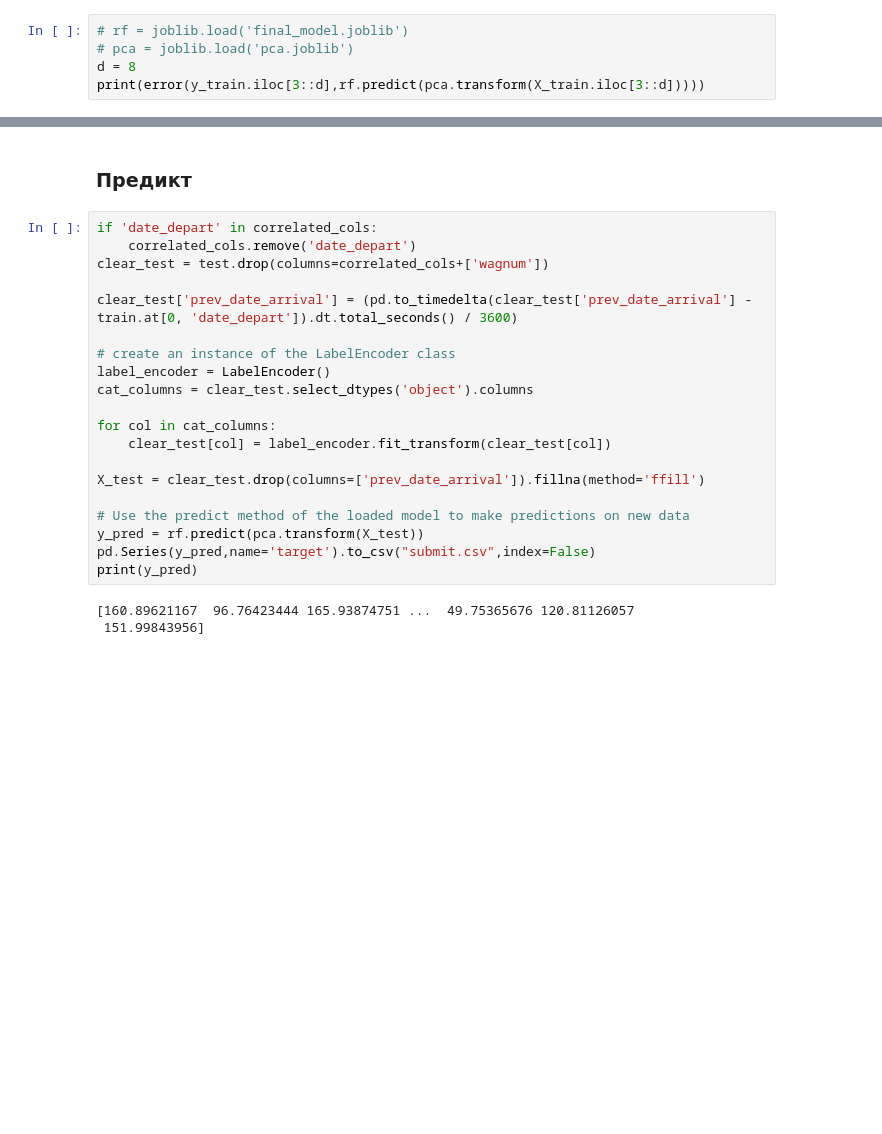
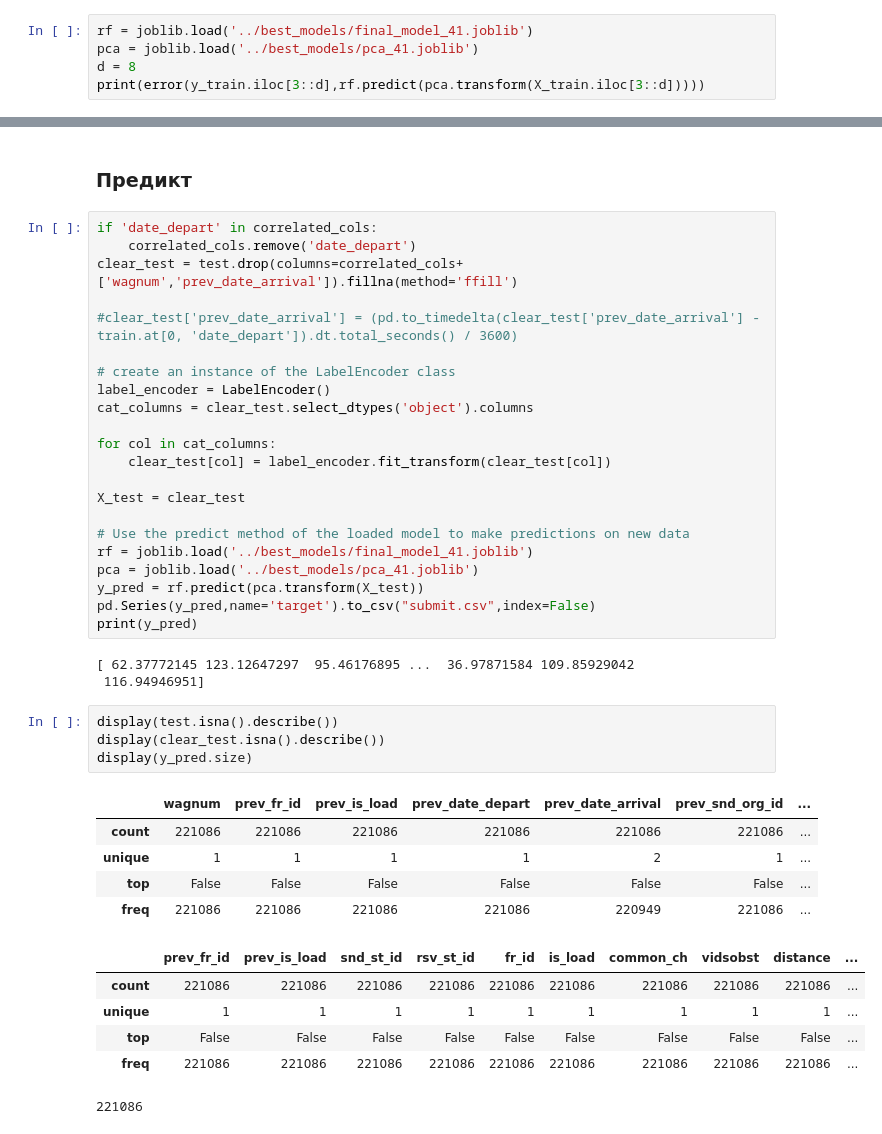
Before and after one commit to Ronningen/besthach-final, a Jupyter notebook: data/solution.ipynb, the cells around one changed output, grey strips where cells are left out. Drawn from its saved outputs; the diff is of its cells as text; blank space fills up the shorter version.

```diff
--- a/data/solution.ipynb
+++ b/data/solution.ipynb
@@ -258,8 +258,8 @@ joblib.dump(final_model, 'final_model.joblib')
 # %% [output]
 NameError: name 'random_search' is not defined
 # %%
-# rf = joblib.load('final_model.joblib')
-# pca = joblib.load('pca.joblib')
+rf = joblib.load('../best_models/final_model_41.joblib')
+pca = joblib.load('../best_models/pca_41.joblib')
 d = 8
 print(error(y_train.iloc[3::d],rf.predict(pca.transform(X_train.iloc[3::d]))))
 # %% [output]
@@ -269,9 +269,9 @@ print(error(y_train.iloc[3::d],rf.predict(pca.transform(X_train.iloc[3::d]))))
 # %%
 if 'date_depart' in correlated_cols:
     correlated_cols.remove('date_depart')
-clear_test = test.drop(columns=correlated_cols+['wagnum'])
+clear_test = test.drop(columns=correlated_cols+['wagnum','prev_date_arrival']).fillna(method='ffill')
 
-clear_test['prev_date_arrival'] = (pd.to_timedelta(clear_test['prev_date_arrival'] - train.at[0, 'date_depart']).dt.total_seconds() / 3600)
+#clear_test['prev_date_arrival'] = (pd.to_timedelta(clear_test['prev_date_arrival'] - train.at[0, 'date_depart']).dt.total_seconds() / 3600)
 
 # create an instance of the LabelEncoder class
 label_encoder = LabelEncoder()
@@ -280,12 +280,30 @@ cat_columns = clear_test.select_dtypes('object').columns
 for col in cat_columns:
     clear_test[col] = label_encoder.fit_transform(clear_test[col])
 
-X_test = clear_test.drop(columns=['prev_date_arrival']).fillna(method='ffill')
+X_test = clear_test
 
 # Use the predict method of the loaded model to make predictions on new data
+rf = joblib.load('../best_models/final_model_41.joblib')
+pca = joblib.load('../best_models/pca_41.joblib')
 y_pred = rf.predict(pca.transform(X_test))
 pd.Series(y_pred,name='target').to_csv("submit.csv",index=False)
 print(y_pred)
 # %% [output]
-[160.89621167  96.76423444 165.93874751 ...  49.75365676 120.81126057
- 151.99843956]
+[ 62.37772145 123.12647297  95.46176895 ...  36.97871584 109.85929042
+ 116.94946951]
+# %%
+display(test.isna().describe())
+display(clear_test.isna().describe())
+display(y_pred.size)
+# %% [output]
+|  | wagnum | prev_fr_id | prev_is_load | prev_date_depart | prev_date_arrival | prev_snd_org_id | ... |
+| count | 221086 | 221086 | 221086 | 221086 | 221086 | 221086 | ... |
+| unique | 1 | 1 | 1 | 1 | 2 | 1 | ... |
+| top | False | False | False | False | False | False | ... |
+| freq | 221086 | 221086 | 221086 | 221086 | 220949 | 221086 | ... |
+|  | prev_fr_id | prev_is_load | snd_st_id | rsv_st_id | fr_id | is_load | common_ch | vidsobst | distance | ... |
+| count | 221086 | 221086 | 221086 | 221086 | 221086 | 221086 | 221086 | 221086 | 221086 | ... |
+| unique | 1 | 1 | 1 | 1 | 1 | 1 | 1 | 1 | 1 | ... |
+| top | False | False | False | False | False | False | False | False | False | ... |
+| freq | 221086 | 221086 | 221086 | 221086 | 221086 | 221086 | 221086 | 221086 | 221086 | ... |
+221086
```
Also changed, not shown: parts of 2 cells of this notebook, 14 other files.
